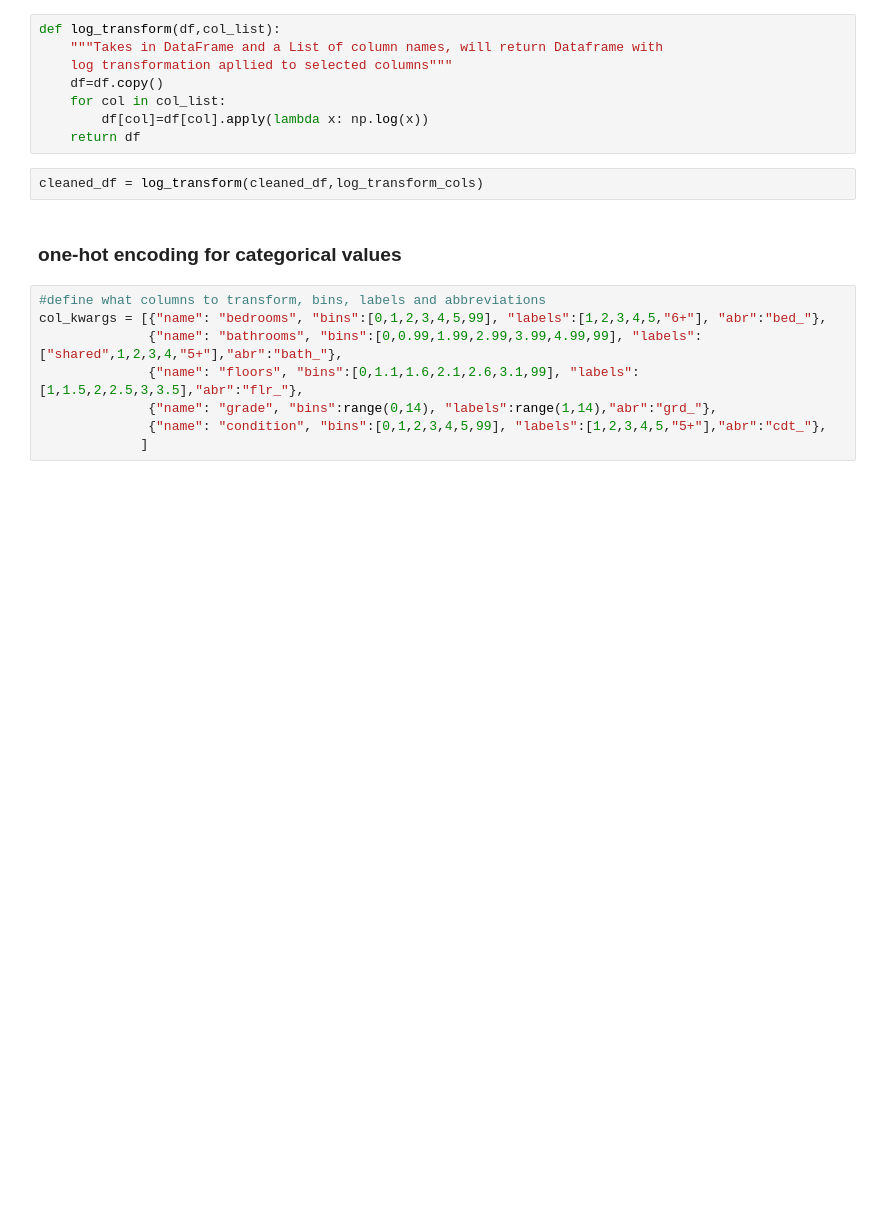
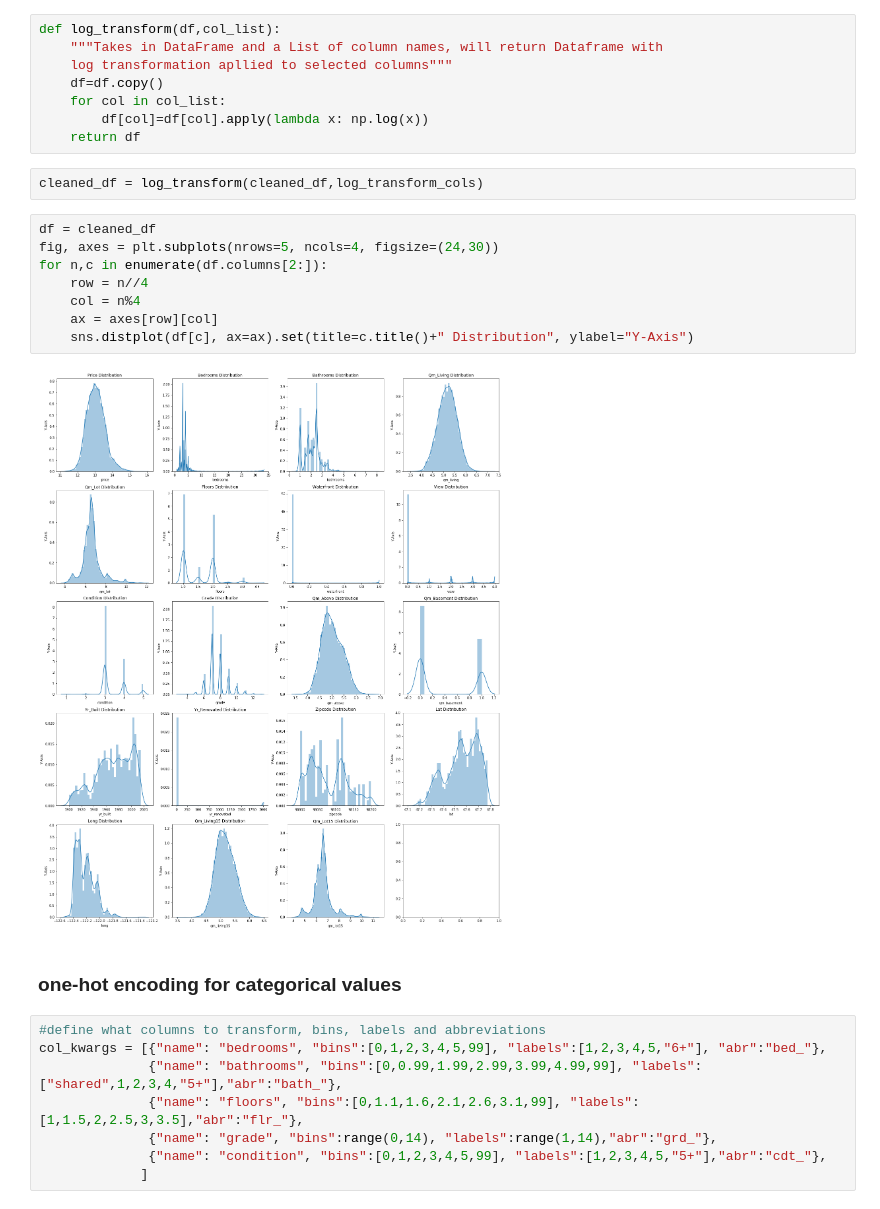
Before and after one commit to Pietrassyk/dsc-v2-mod1-final-project-nyc-ds-career-042219, a Jupyter notebook: student.ipynb, the cells around one changed output. Drawn from its saved outputs; the diff is of its cells as text; blank space fills up the shorter version.

```diff
--- a/student.ipynb
+++ b/student.ipynb
@@ -274,6 +276,16 @@ def log_transform(df,col_list):
     return df
 # %%
 cleaned_df = log_transform(cleaned_df,log_transform_cols)
+# %%
+df = cleaned_df
+fig, axes = plt.subplots(nrows=5, ncols=4, figsize=(24,30))
+for n,c in enumerate(df.columns[2:]):
+    row = n//4
+    col = n%4
+    ax = axes[row][col]
+    sns.distplot(df[c], ax=ax).set(title=c.title()+" Distribution", ylabel="Y-Axis")
+# %% [output]
+[figure, added]
 # %% [markdown]
 ### one-hot encoding for categorical values
 # %%
```
Also changed, not shown: parts of 18 cells of this notebook, 3 other files.
